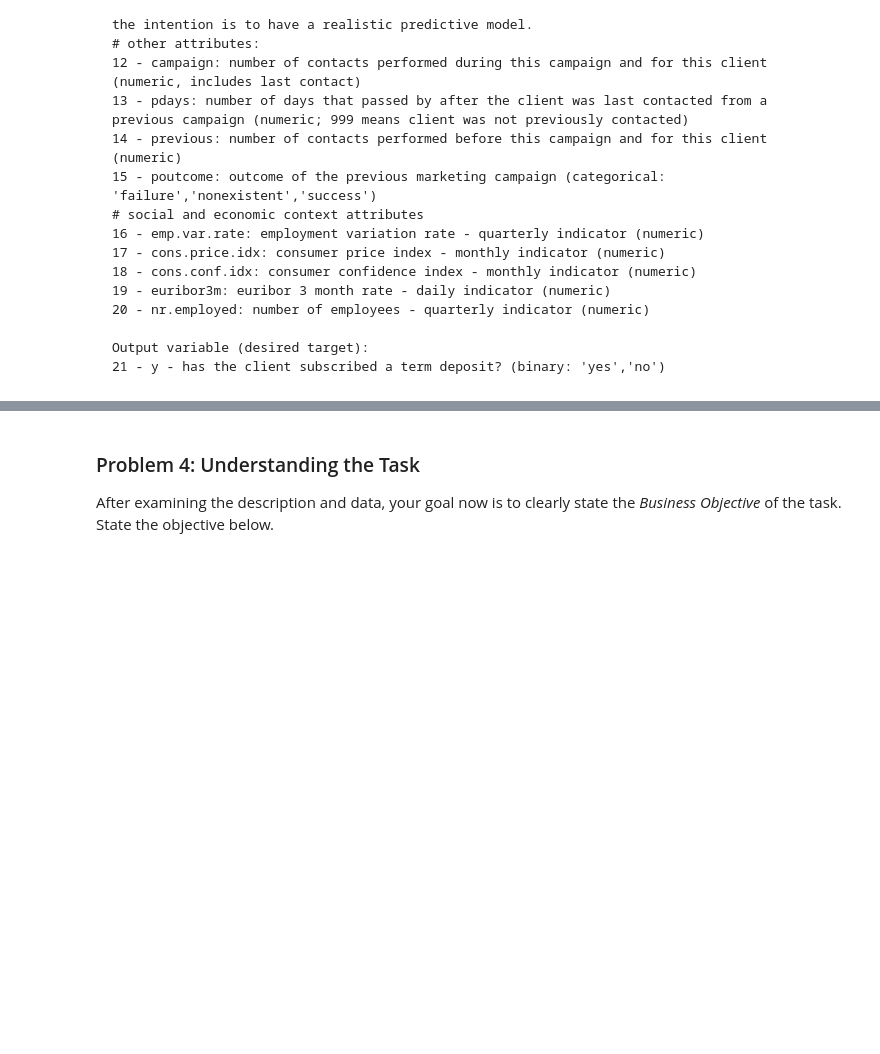
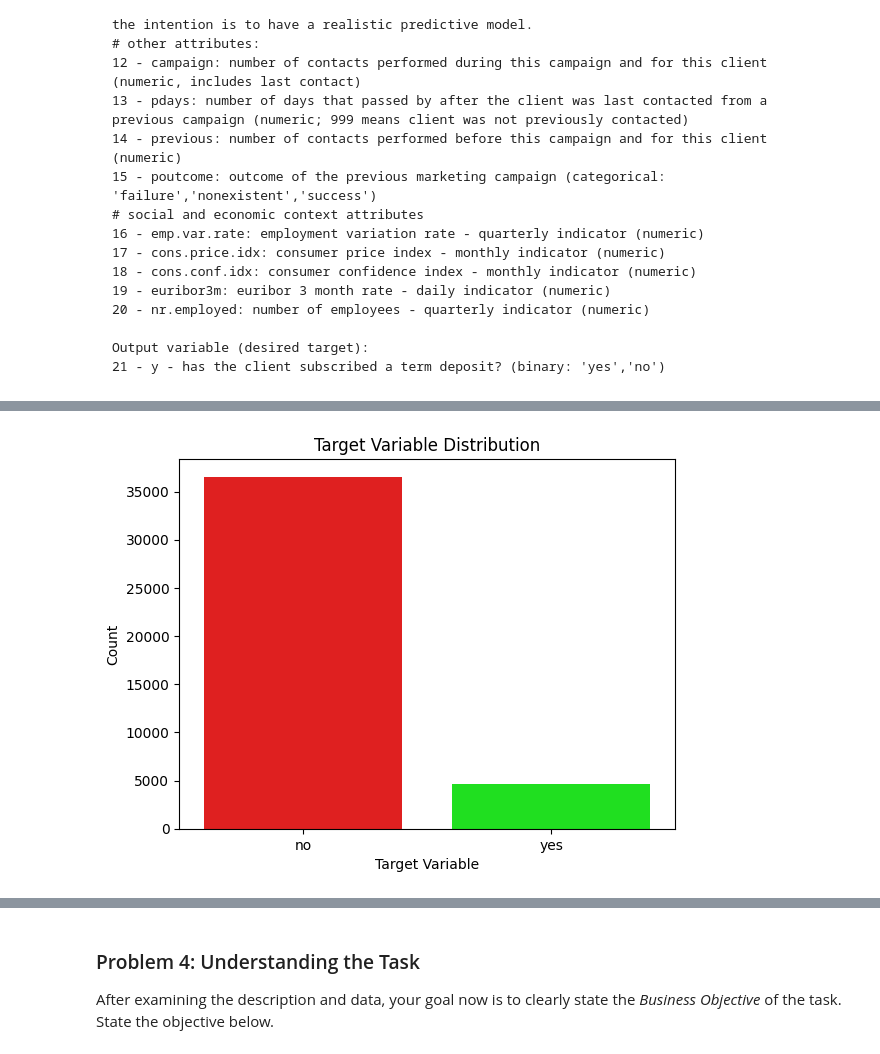
Before and after one commit to purnachand1186/bankMarketing_ML, a Jupyter notebook: prompt_III.ipynb, the cells around one changed output, grey strips where cells are left out. Saved outputs shown, nothing was run; the diff lists cells and outputs as text; code cells hidden in the pictures; blank space fills up the shorter version.

```diff
--- a/prompt_III.ipynb
+++ b/prompt_III.ipynb
@@ -21,2 +41,2 @@ import pandas as pd
 # %%
-df = pd.read_csv('data/bank-additional/bank-additional-full.csv', sep = ';')
+df = pd.read_csv('data/bank-additional-full.csv', sep = ';')
@@ -69,0 +171,8 @@ Output variable (desired target):
+# %%
+sns.countplot(x=df['y'], palette=["#FF0000", "#00FF00"])
+plt.title('Target Variable Distribution')
+plt.xlabel('Target Variable')
+plt.ylabel('Count')
+plt.show()
+# %% [output]
+[figure, added]
```
Also changed, not shown: parts of 25 cells of this notebook.
